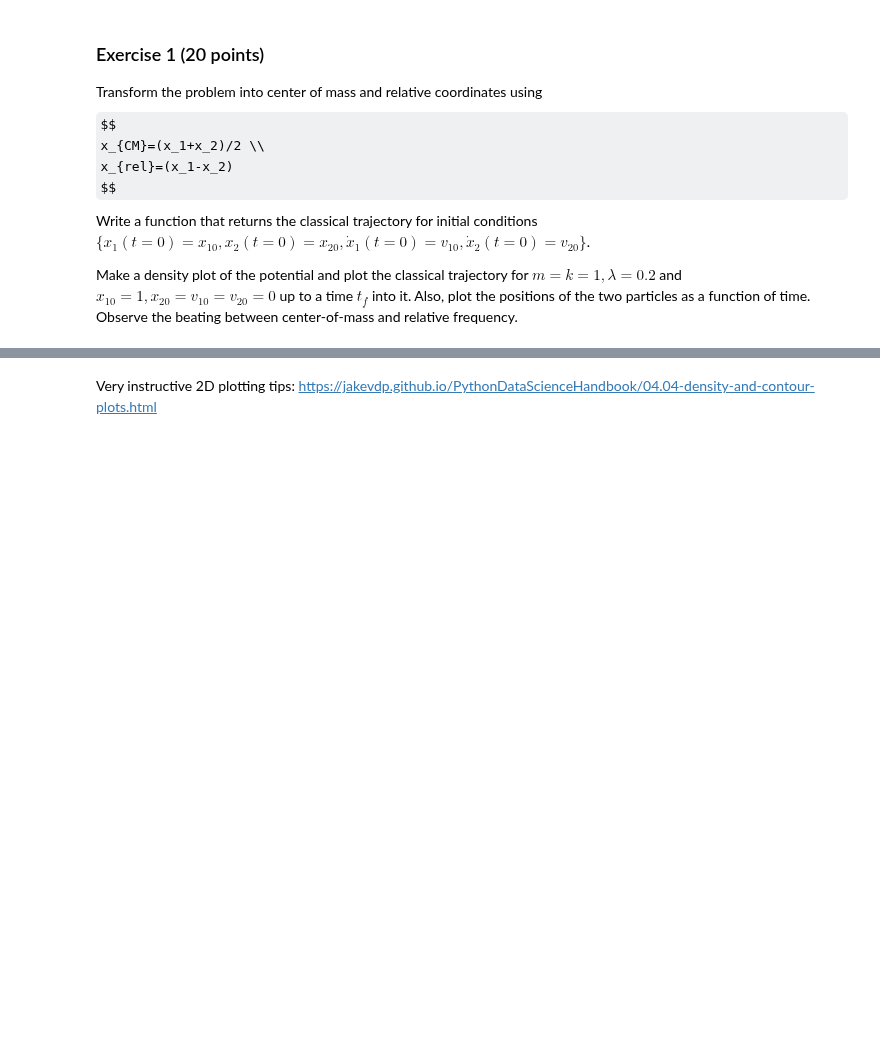
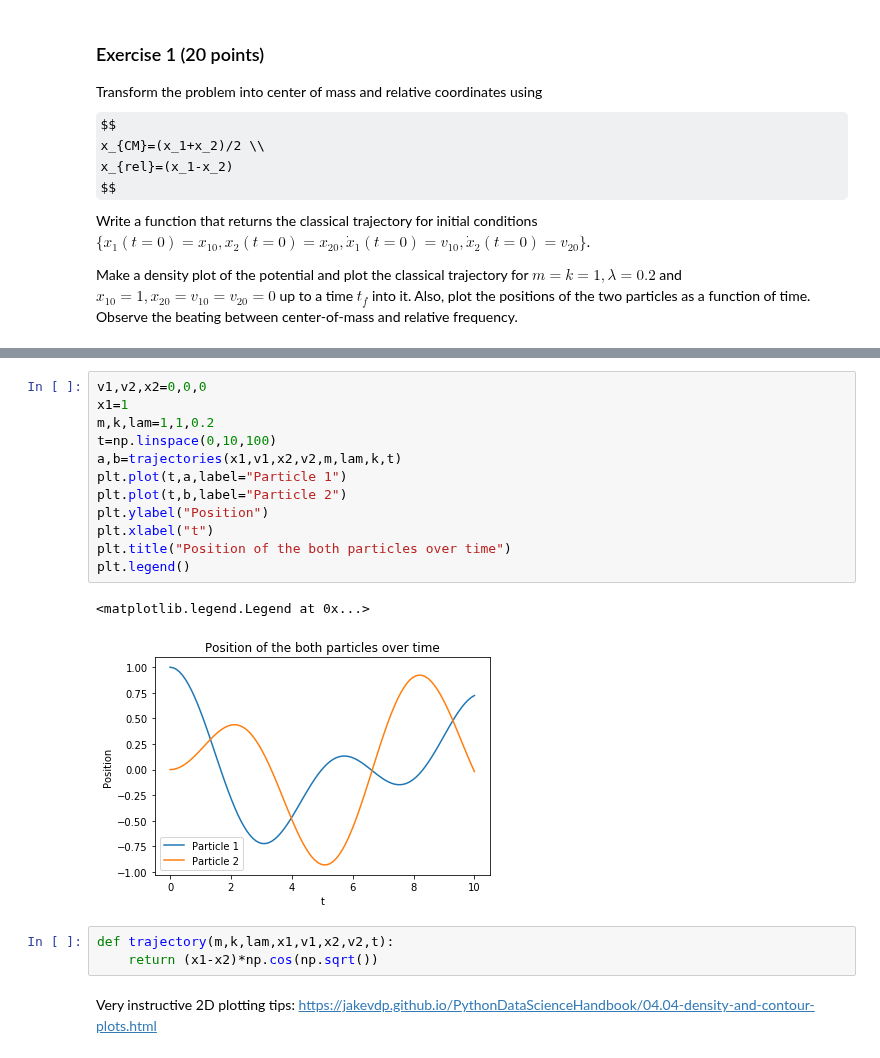
Before and after one commit to ml4cdeca/ComputationalQuantumDynamics, a Jupyter notebook: blatt3/exercise3.ipynb, the cells around one changed output, grey strips where cells are left out. Cells and saved outputs as stored; diff of their text form; some formulas as TeX source; blank space fills up the shorter version.

```diff
--- a/blatt3/exercise3.ipynb
+++ b/blatt3/exercise3.ipynb
@@ -35,3 +110,21 @@ Make a density plot of the potential and plot the classical trajectory for $m=k=
+# %%
+v1,v2,x2=0,0,0
+x1=1
+m,k,lam=1,1,0.2
+t=np.linspace(0,10,100)
+a,b=trajectories(x1,v1,x2,v2,m,lam,k,t)
+plt.plot(t,a,label="Particle 1")
+plt.plot(t,b,label="Particle 2")
+plt.ylabel("Position")
+plt.xlabel("t")
+plt.title("Position of the both particles over time")
+plt.legend()
+# %% [output]
+<matplotlib.legend.Legend at 0x...>
+[figure, added]
+# %%
+def trajectory(m,k,lam,x1,v1,x2,v2,t):
+    return (x1-x2)*np.cos(np.sqrt())
 # %% [markdown]
 Very instructive 2D plotting tips:
 https://jakevdp.github.io/PythonDataScienceHandbook/04.04-density-and-contour-plots.html
```
Also changed, not shown: parts of 28 cells of this notebook.
